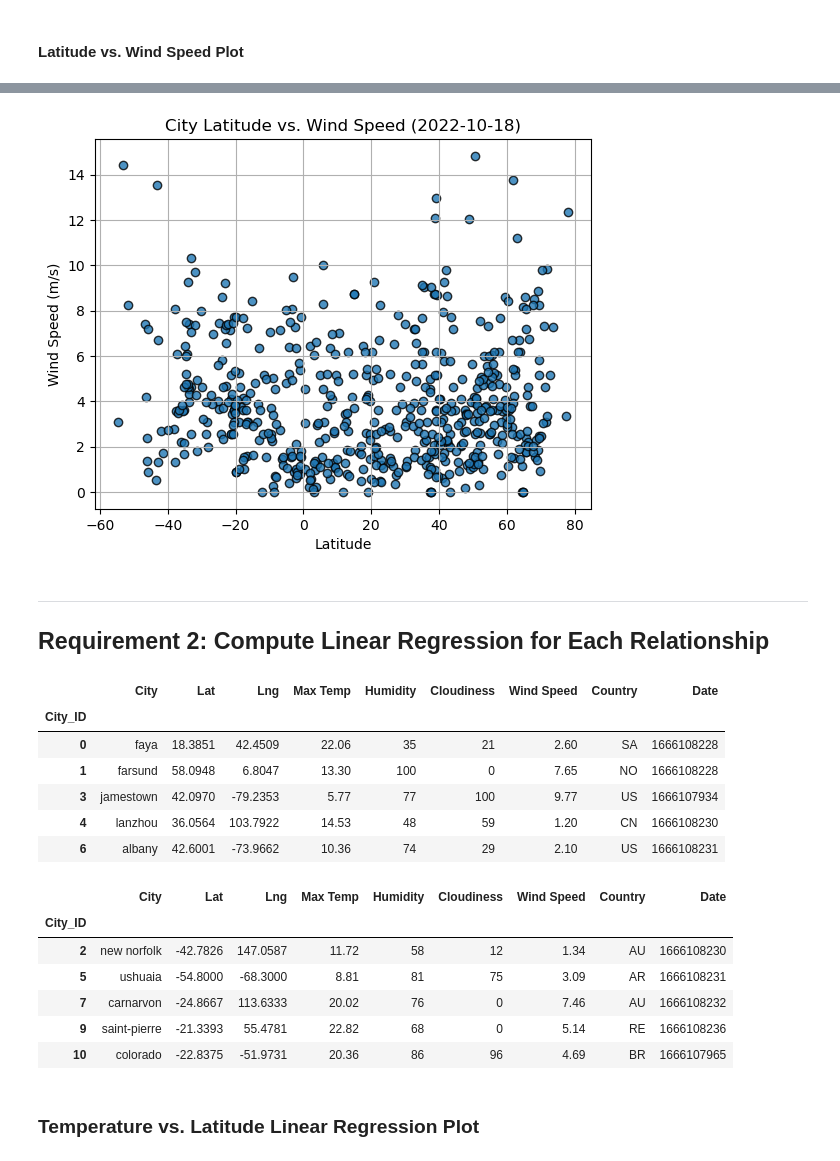
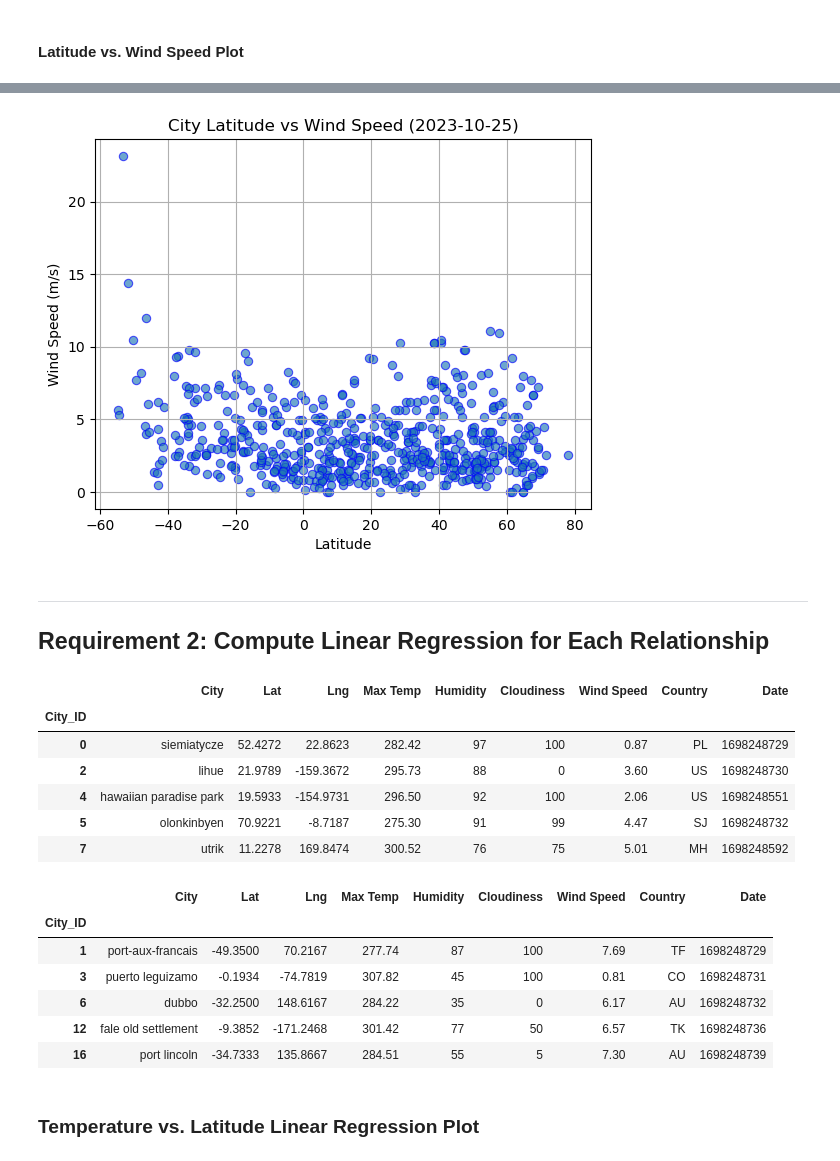
Before and after one commit to HomarOrtiz/python-api-challenge, a Jupyter notebook: starter_code/WeatherPy.ipynb, the cells around one changed output, grey strips where cells are left out. Cells and saved outputs as stored; diff of their text form; code cells hidden in the pictures.

```diff
--- a/starter_code/WeatherPy.ipynb
+++ b/starter_code/WeatherPy.ipynb
@@ -172,6 +173,6 @@ city_data_df.to_csv("output_data/cities.csv", index_label="City_ID")
 # %%
 # Read saved data
-city_data_df = pd.read_csv("output_data/cities.csv", index_col="City_ID")
+city_data_df = pd.read_csv("cities.csv", index_col="City_ID")
 
 # Display sample data
 city_data_df.head()
@@ -238,17 +272,22 @@ plt.show()
 # %%
 # Build the scatter plots for latitude vs. wind speed
-# YOUR CODE HERE
+x_values = city_data_df['Lat']
+y_values = city_data_df['Wind Speed']
+plt.scatter(x_values,y_values,alpha=0.65,edgecolors="b",linewidths=0.8)
 
 # Incorporate the other graph properties
-# YOUR CODE HERE
+plt.title("City Latitude vs Wind Speed (2023-10-25)")
+plt.xlabel('Latitude')
+plt.ylabel('Wind Speed (m/s)')
+plt.grid()
 
 # Save the figure
-plt.savefig("output_data/Fig4.png")
+plt.savefig("../output_data/Fig4H.png")
 
 # Show plot
 plt.show()
 # %% [output]
-[figure, old version]
+[figure, new version]
 # %% [markdown]
 ---
 
@@ -259,31 +306,31 @@ plt.show()
 # %%
 # Create a DataFrame with the Northern Hemisphere data (Latitude >= 0)
-# YOUR CODE HERE
+northern_hemi_df = city_data_df.loc[(city_data_df["Lat"] >= 0)]
 
 # Display sample data
 northern_hemi_df.head()
 # %% [output]
 |  | City | Lat | Lng | Max Temp | Humidity | Cloudiness | Wind Speed | Country | Date |
 | City_ID |  |  |  |  |  |  |  |  |  |
-| 0 | faya | 18.3851 | 42.4509 | 22.06 | 35 | 21 | 2.60 | SA | 1666108228 |
-| 1 | farsund | 58.0948 | 6.8047 | 13.30 | 100 | 0 | 7.65 | NO | 1666108228 |
-| 3 | jamestown | 42.0970 | -79.2353 | 5.77 | 77 | 100 | 9.77 | US | 1666107934 |
-| 4 | lanzhou | 36.0564 | 103.7922 | 14.53 | 48 | 59 | 1.20 | CN | 1666108230 |
-| 6 | albany | 42.6001 | -73.9662 | 10.36 | 74 | 29 | 2.10 | US | 1666108231 |
+| 0 | siemiatycze | 52.4272 | 22.8623 | 282.42 | 97 | 100 | 0.87 | PL | 1698248729 |
+| 2 | lihue | 21.9789 | -159.3672 | 295.73 | 88 | 0 | 3.60 | US | 1698248730 |
+| 4 | hawaiian paradise park | 19.5933 | -154.9731 | 296.50 | 92 | 100 | 2.06 | US | 1698248551 |
+| 5 | olonkinbyen | 70.9221 | -8.7187 | 275.30 | 91 | 99 | 4.47 | SJ | 1698248732 |
+| 7 | utrik | 11.2278 | 169.8474 | 300.52 | 76 | 75 | 5.01 | MH | 1698248592 |
 # %%
 # Create a DataFrame with the Southern Hemisphere data (Latitude < 0)
-# YOUR CODE HERE
+southern_hemi_df = city_data_df.loc[(city_data_df["Lat"] < 0)]
 
 # Display sample data
 southern_hemi_df.head()
 # %% [output]
 |  | City | Lat | Lng | Max Temp | Humidity | Cloudiness | Wind Speed | Country | Date |
 | City_ID |  |  |  |  |  |  |  |  |  |
-| 2 | new norfolk | -42.7826 | 147.0587 | 11.72 | 58 | 12 | 1.34 | AU | 1666108230 |
-| 5 | ushuaia | -54.8000 | -68.3000 | 8.81 | 81 | 75 | 3.09 | AR | 1666108231 |
-| 7 | carnarvon | -24.8667 | 113.6333 | 20.02 | 76 | 0 | 7.46 | AU | 1666108232 |
-| 9 | saint-pierre | -21.3393 | 55.4781 | 22.82 | 68 | 0 | 5.14 | RE | 1666108236 |
-| 10 | colorado | -22.8375 | -51.9731 | 20.36 | 86 | 96 | 4.69 | BR | 1666107965 |
+| 1 | port-aux-francais | -49.3500 | 70.2167 | 277.74 | 87 | 100 | 7.69 | TF | 1698248729 |
+| 3 | puerto leguizamo | -0.1934 | -74.7819 | 307.82 | 45 | 100 | 0.81 | CO | 1698248731 |
+| 6 | dubbo | -32.2500 | 148.6167 | 284.22 | 35 | 0 | 6.17 | AU | 1698248732 |
+| 12 | fale old settlement | -9.3852 | -171.2468 | 301.42 | 77 | 50 | 6.57 | TK | 1698248736 |
+| 16 | port lincoln | -34.7333 | 135.8667 | 284.51 | 55 | 5 | 7.30 | AU | 1698248739 |
 # %% [markdown]
 ###  Temperature vs. Latitude Linear Regression Plot
 # %%
```
Also changed, not shown: parts of 27 cells of this notebook, 7 other files.
